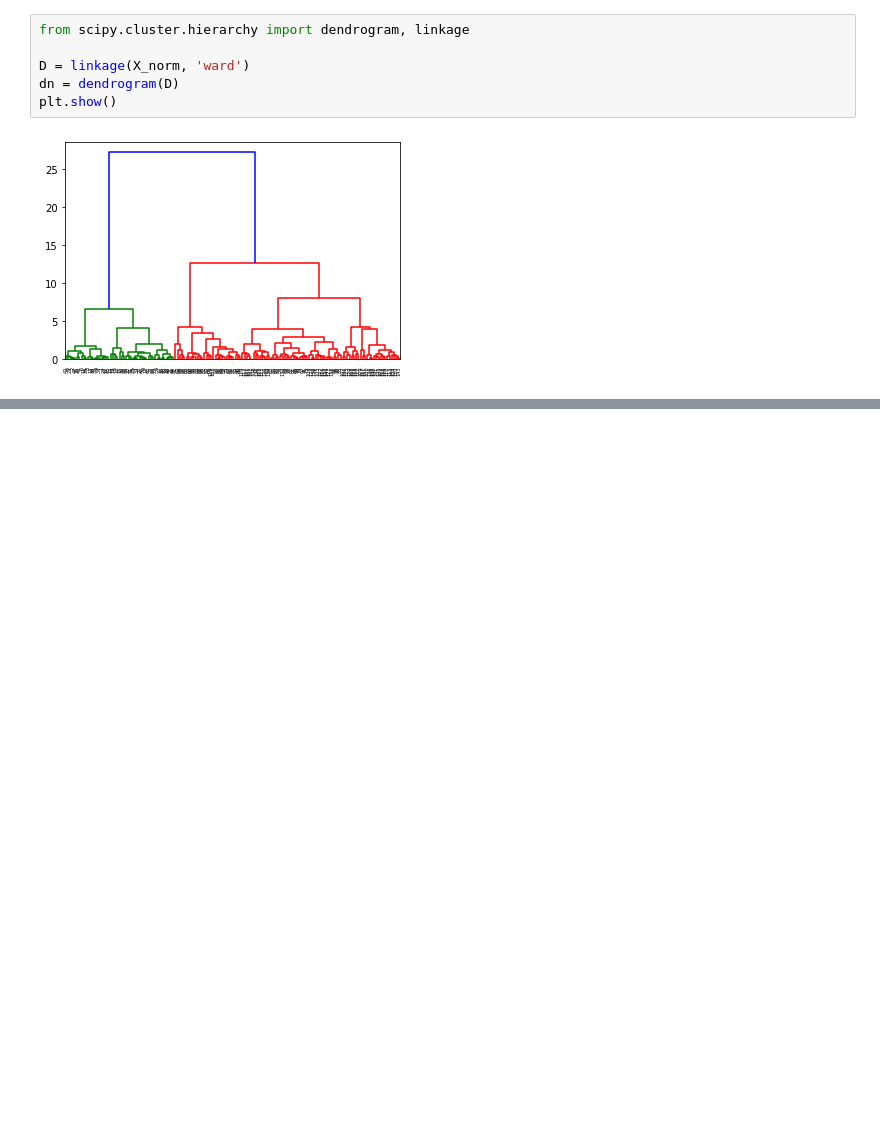
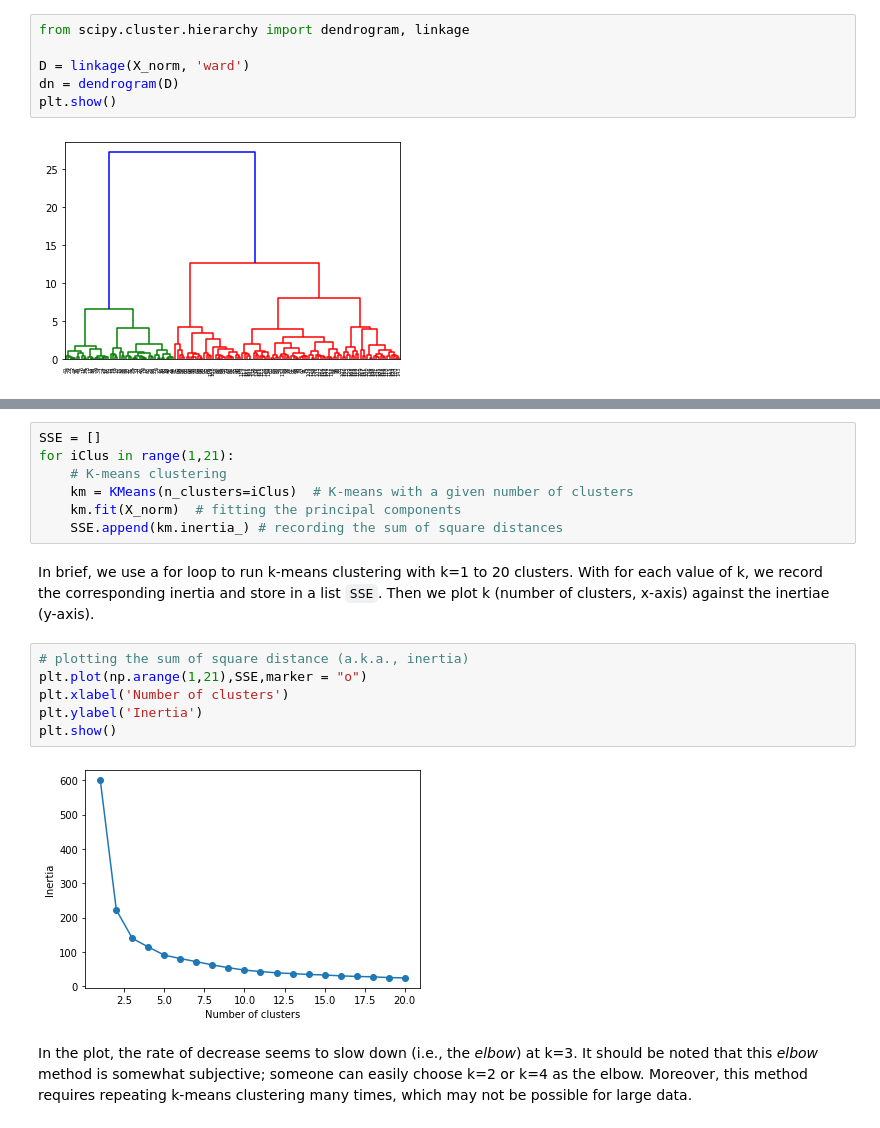
Before and after one commit to sathayas/GuideIDSExamples, a Jupyter notebook: Chapter7-FindingPatterns.ipynb, the cells around one changed output, grey strips where cells are left out. Drawn from its saved outputs; the diff is of its cells as text; blank space fills up the shorter version.

```diff
--- a/Chapter7-FindingPatterns.ipynb
+++ b/Chapter7-FindingPatterns.ipynb
@@ -54,0 +77,19 @@ plt.show()
+# %%
+SSE = []
+for iClus in range(1,21):
+    # K-means clustering
+    km = KMeans(n_clusters=iClus)  # K-means with a given number of clusters
+    km.fit(X_norm)  # fitting the principal components
+    SSE.append(km.inertia_) # recording the sum of square distances
+# %% [markdown]
+In brief, we use a for loop to run k-means clustering with k=1 to 20 clusters. With for each value of k, we record the corresponding inertia and store in a list `SSE`. Then we plot k (number of clusters, x-axis) against the inertiae (y-axis).
+# %%
+# plotting the sum of square distance (a.k.a., inertia)
+plt.plot(np.arange(1,21),SSE,marker = "o")
+plt.xlabel('Number of clusters')
+plt.ylabel('Inertia')
+plt.show()
+# %% [output]
+[figure, added]
+# %% [markdown]
+In the plot, the rate of decrease seems to slow down (i.e., the *elbow*) at k=3. It should be noted that this *elbow* method is somewhat subjective; someone can easily choose k=2 or k=4 as the elbow. Moreover, this method requires repeating k-means clustering many times, which may not be possible for large data.
```
Also changed, not shown: parts of 7 cells of this notebook.
